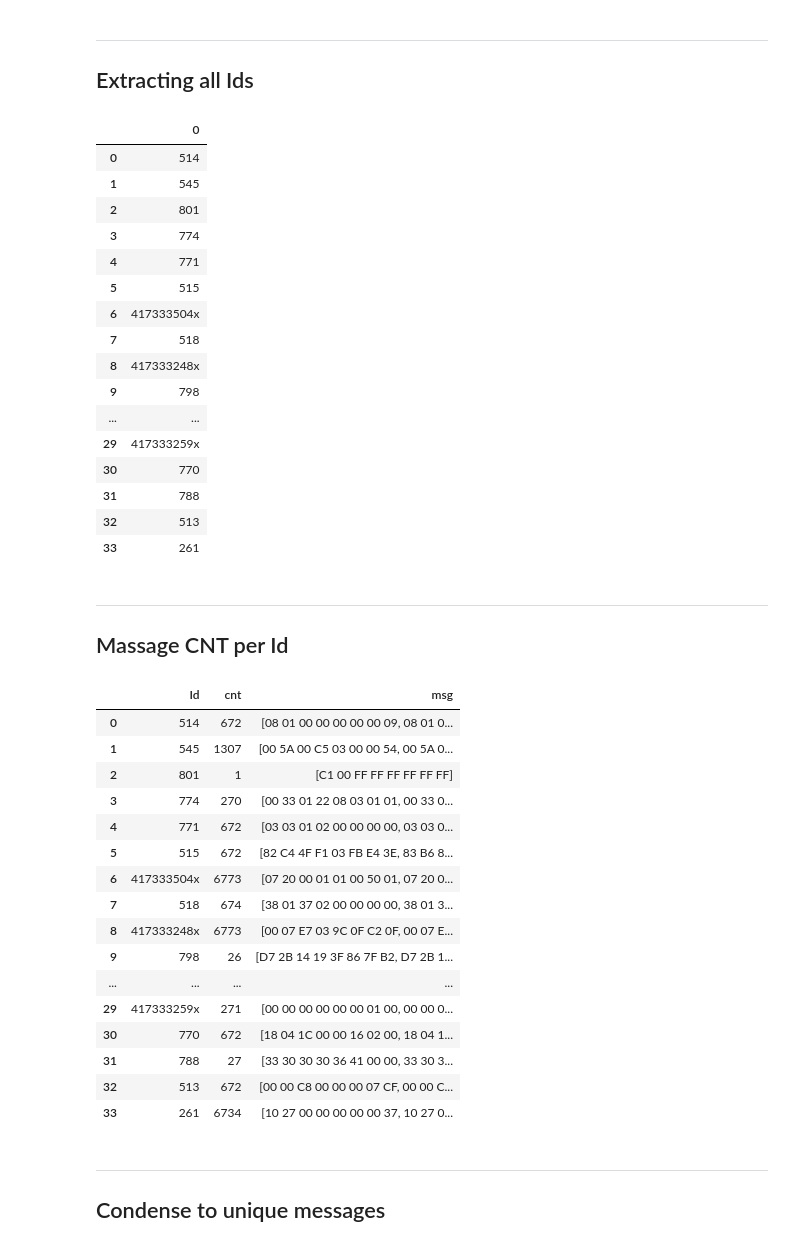
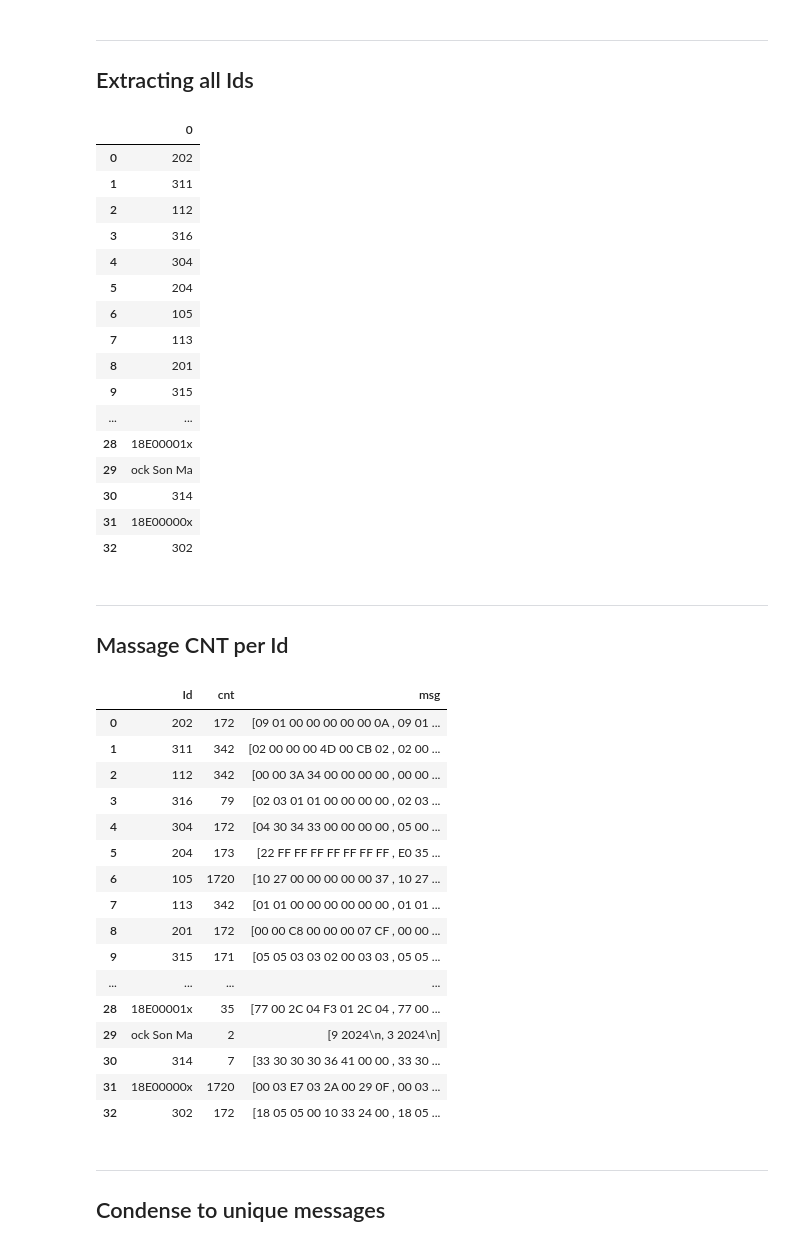
Before and after one commit to FabianKlaffenboeck/privateprojects-vehiclemonitoring-surron_ultrabee-canreverseengineering, a Jupyter notebook: reverse enegnering.ipynb, the cells around one changed output. Cells and saved outputs as stored; diff of their text form; code cells hidden in the pictures.

```diff
--- a/reverse enegnering.ipynb
+++ b/reverse enegnering.ipynb
@@ -15,7 +15,7 @@ reload(genericFuntions)
 ---
 ## Reading data from Files
 # %%
-dataCombinedDictAsc = genericFuntions.read_asc_files(["20240427_CAN_Trace_Motorrad_T000.asc", "20240427_CAN_Trace_Motorrad_T001.asc"])
+dataCombinedDictAsc = genericFuntions.read_asc_files(["2024-05-05_10-48-53_004.asc","2024-05-05_10-50-13_005.asc"])
 
 df = pd.DataFrame(dataCombinedDictAsc)
 df
@@ -37,62 +37,62 @@ df
 ---
 ## Extracting all Ids
 # %%
-messengeIds = list(map(lambda row: (row[4]), data00))
+messengeIds = list(map(lambda row: (row["Id"]), dataCombinedDictAsc))
 uniqueIds = set(messengeIds)
 
 df = pd.DataFrame(uniqueIds)
 df
 # %% [output]
 |  | 0 |
-| 0 | 514 |
-| 1 | 545 |
-| 2 | 801 |
-| 3 | 774 |
-| 4 | 771 |
-| 5 | 515 |
-| 6 | 417333504x |
-| 7 | 518 |
-| 8 | 417333248x |
-| 9 | 798 |
+| 0 | 202 |
+| 1 | 311 |
+| 2 | 112 |
+| 3 | 316 |
+| 4 | 304 |
+| 5 | 204 |
+| 6 | 105 |
+| 7 | 113 |
+| 8 | 201 |
+| 9 | 315 |
 | ... | ... |
-| 29 | 417333259x |
-| 30 | 770 |
-| 31 | 788 |
-| 32 | 513 |
-| 33 | 261 |
+| 28 | 18E00001x |
+| 29 | ock Son Ma |
+| 30 | 314 |
+| 31 | 18E00000x |
+| 32 | 302 |
 # %% [markdown]
 ---
 ## Massage CNT per Id
 # %%
 messagesPerId = []
 for uniqueId in uniqueIds:
-    var = list(map(lambda row: (row[3]), filter(lambda line: line[4] == uniqueId, dataCombined)))
+    var = list(map(lambda row: (row["msg"]), filter(lambda line: line["Id"] == uniqueId, dataCombinedDictAsc)))
     messagesPerId.append({
         "Id": uniqueId,
         "cnt": len(var),
         "msg": var
     })
 
 df = pd.DataFrame(messagesPerId)
 df
 # %% [output]
 |  | Id | cnt | msg |
-| 0 | 514 | 672 | [08 01 00 00 00 00 00 09, 08 01 0... |
-| 1 | 545 | 1307 | [00 5A 00 C5 03 00 00 54, 00 5A 0... |
-| 2 | 801 | 1 | [C1 00 FF FF FF FF FF FF] |
-| 3 | 774 | 270 | [00 33 01 22 08 03 01 01, 00 33 0... |
-| 4 | 771 | 672 | [03 03 01 02 00 00 00 00, 03 03 0... |
-| 5 | 515 | 672 | [82 C4 4F F1 03 FB E4 3E, 83 B6 8... |
-| 6 | 417333504x | 6773 | [07 20 00 01 01 00 50 01, 07 20 0... |
-| 7 | 518 | 674 | [38 01 37 02 00 00 00 00, 38 01 3... |
-| 8 | 417333248x | 6773 | [00 07 E7 03 9C 0F C2 0F, 00 07 E... |
-| 9 | 798 | 26 | [D7 2B 14 19 3F 86 7F B2, D7 2B 1... |
+| 0 | 202 | 172 | [09 01 00 00 00 00 00 0A , 09 01 ... |
+| 1 | 311 | 342 | [02 00 00 00 4D 00 CB 02 , 02 00 ... |
+| 2 | 112 | 342 | [00 00 3A 34 00 00 00 00 , 00 00 ... |
+| 3 | 316 | 79 | [02 03 01 01 00 00 00 00 , 02 03 ... |
+| 4 | 304 | 172 | [04 30 34 33 00 00 00 00 , 05 00 ... |
+| 5 | 204 | 173 | [22 FF FF FF FF FF FF FF , E0 35 ... |
+| 6 | 105 | 1720 | [10 27 00 00 00 00 00 37 , 10 27 ... |
+| 7 | 113 | 342 | [01 01 00 00 00 00 00 00 , 01 01 ... |
+| 8 | 201 | 172 | [00 00 C8 00 00 00 07 CF , 00 00 ... |
+| 9 | 315 | 171 | [05 05 03 03 02 00 03 03 , 05 05 ... |
 | ... | ... | ... | ... |
-| 29 | 417333259x | 271 | [00 00 00 00 00 00 01 00, 00 00 0... |
-| 30 | 770 | 672 | [18 04 1C 00 00 16 02 00, 18 04 1... |
-| 31 | 788 | 27 | [33 30 30 30 36 41 00 00, 33 30 3... |
-| 32 | 513 | 672 | [00 00 C8 00 00 00 07 CF, 00 00 C... |
-| 33 | 261 | 6734 | [10 27 00 00 00 00 00 37, 10 27 0... |
+| 28 | 18E00001x | 35 | [77 00 2C 04 F3 01 2C 04 , 77 00 ... |
+| 29 | ock Son Ma | 2 | [9 2024\n, 3 2024\n] |
+| 30 | 314 | 7 | [33 30 30 30 36 41 00 00 , 33 30 ... |
+| 31 | 18E00000x | 1720 | [00 03 E7 03 2A 00 29 0F , 00 03 ... |
+| 32 | 302 | 172 | [18 05 05 00 10 33 24 00 , 18 05 ... |
 # %% [markdown]
 ---
 ## Condense to unique messages
```
Also changed, not shown: parts of 5 cells of this notebook.
